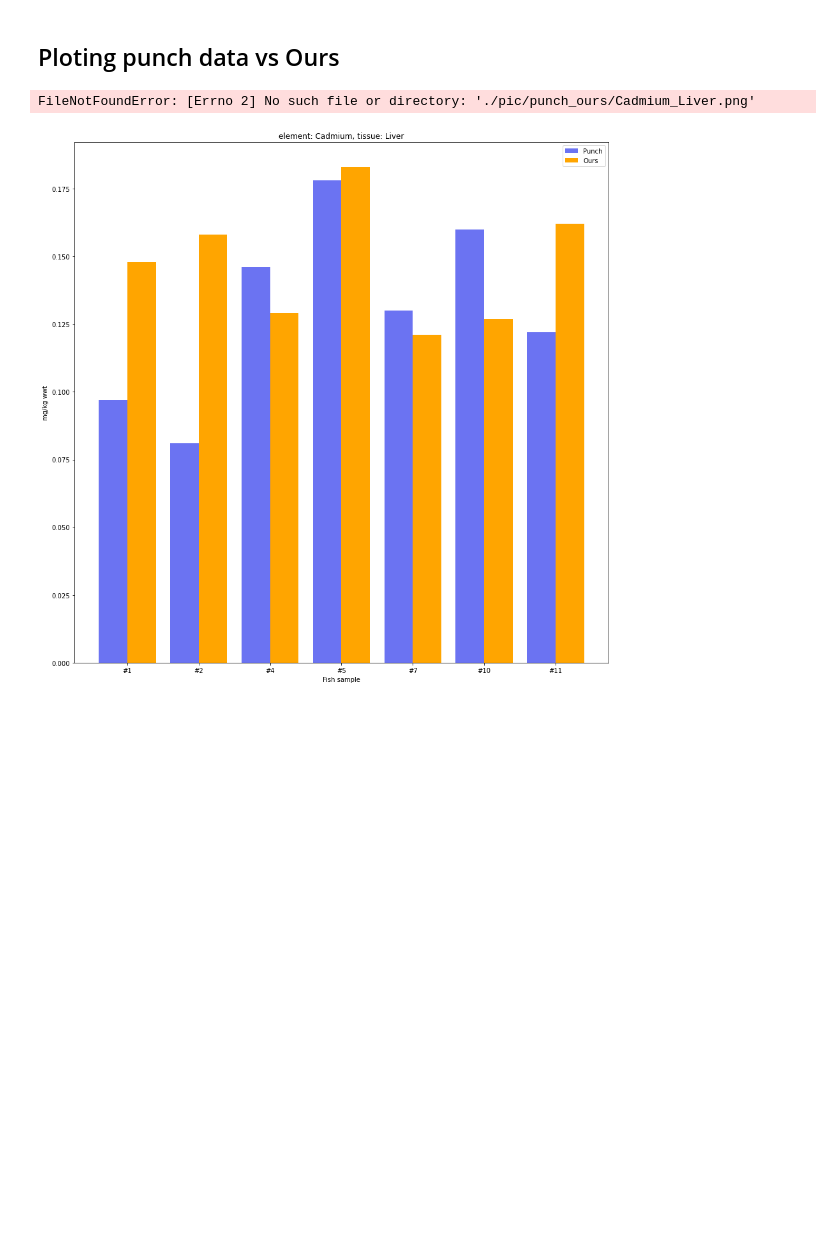
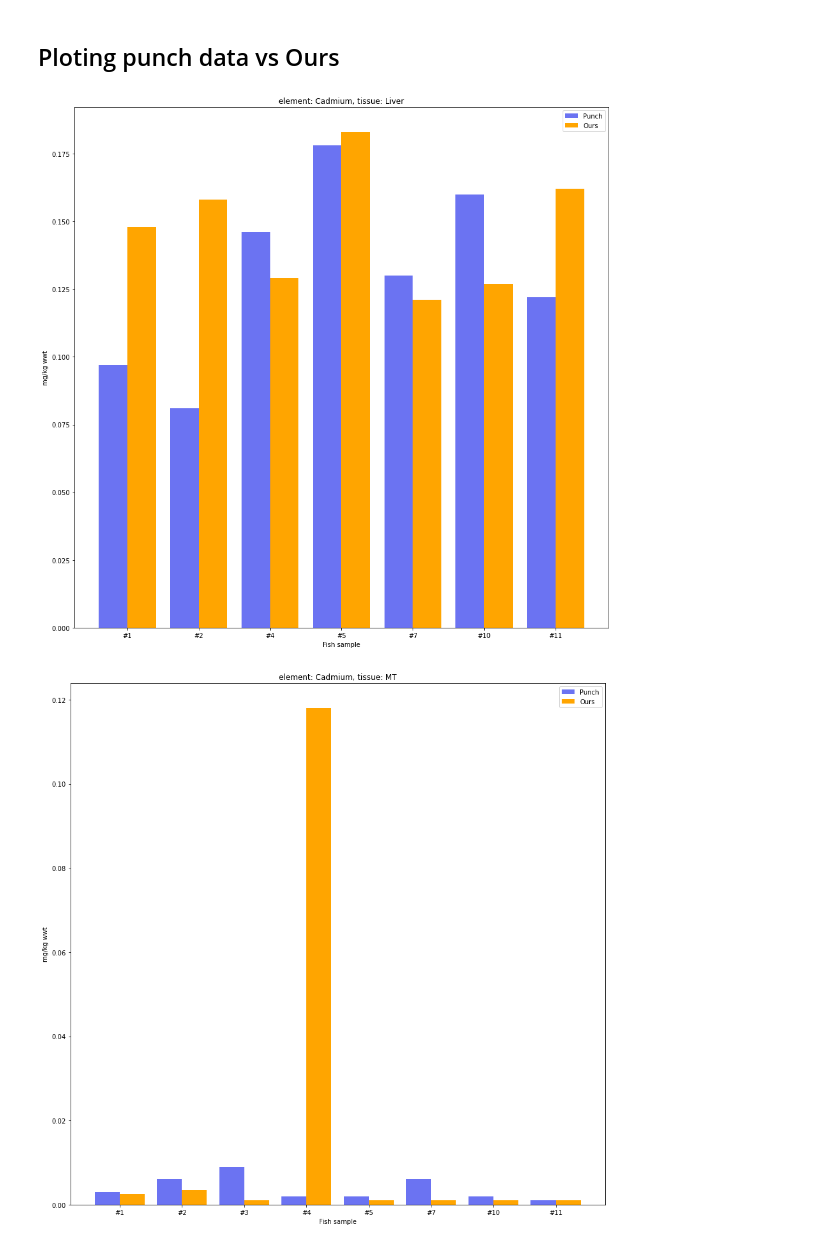
Before and after one commit to amirmtaghizadegan/Sturgeon, a Jupyter notebook: dup.ipynb, the cells around one changed output. Drawn from its saved outputs; the diff is of its cells as text; code cells hidden in the pictures; blank space fills up the shorter version.

```diff
--- a/dup.ipynb
+++ b/dup.ipynb
@@ -314,10 +318,18 @@ anova_dict = {}
 # elements = ["Aluminum", "Zinc", "Mercury"]
 elements = data["Analyte"][1::2].to_list()
 for element in elements:
-    result = f_oneway(data.loc[np.logical_and(data["Analyte"] == element, data["Units"] == "mg/kg wwt"), liver_columns].to_numpy("double").ravel(), data.loc[np.logical_and(data["Analyte"] == element, data["Units"] == "mg/kg wwt"), mt_columns].to_numpy("double").ravel())
+    result = f_oneway(data.loc[np.logical_and(data["Analyte"] == element, data["Units"] == "mg/kg wwt"),
+                                liver_columns].to_numpy("double").ravel(),
+                                data.loc[np.logical_and(data["Analyte"] == element, data["Units"] == "mg/kg wwt"),
+                                         mt_columns].to_numpy("double").ravel())
     anova_dict.update({element: [*result]})
 
-anova_table = pd.DataFrame(np.c_[np.array(list(anova_dict.keys()), dtype="str")[:, np.newaxis], data.loc[data["Units"] == "mg/kg wwt", [*liver_columns, *mt_columns]].to_numpy("single"), np.array(list(anova_dict.values()))], columns=["analyte", *[*liver_columns, *mt_columns], "statistic", "p-value"])
+anova_table = pd.DataFrame(np.c_[np.array(list(anova_dict.keys()), dtype="str")[:, np.newaxis],
+                                  data.loc[data["Units"] == "mg/kg wwt",
+                                            [*liver_columns, *mt_columns]].to_numpy("single"),
+                                              np.array(list(anova_dict.values()))],
+                                                columns=["analyte", *[*liver_columns, *mt_columns],
+                                                          "statistic", "p-value"])
 # %% [markdown]
 ## making excel for statistics
  dups, shapiro, pearson -> stats.xlsx
@@ -392,24 +404,24 @@ punch_data.insert(5, column="Ours", value=ours)
 # %%
 elements = punch_data["Analyte"].unique()
 # elements = ["Zinc"]
 tissues = punch_data["Tissue"].unique()
 for element in elements:
     for tissue in tissues:
         fig, ax = plt.subplots(figsize = (15, 15))
         fig.set_facecolor("white")
         temp = punch_data[["Sample_Tag", "Result", "Ours"]].loc[(punch_data["Tissue"] == tissue) & (punch_data["Analyte"] == element) & (punch_data["Matrix"] == "Fish")].dropna()
         temp = temp.reindex(temp["Sample_Tag"].str.removeprefix("#").astype("int").sort_values().index)
         x = np.arange(temp["Sample_Tag"].shape[0])
         ax.bar(x, temp["Result"].to_numpy("single").T, width = 0.4, label = "Punch", color = [.42, .45, .95])
         ax.bar(x+.4, temp["Ours"].to_numpy("single").T, width = 0.4, label = "Ours", color = "orange")
         ax.set_xticks(x+0.2, temp["Sample_Tag"])
         ax.set_title(f"element: {element}, tissue: {tissue}")
         ax.set_xlabel("Fish sample")
         ax.set_ylabel("mg/kg wwt")
         ax.legend()
-        if not os.path.exists("./pics/punch_ours"):
-            os.makedirs("./pics/punch_ours")
-        fig.savefig(f"./pic/punch_ours/{element}_{tissue}.png")
+        if not os.path.exists("./pics/punch_ours/"):
+            os.makedirs("./pics/punch_ours/")
+        fig.savefig(f"./pics/punch_ours/{element}_{tissue}.png")
 # %% [output]
-FileNotFoundError: [Errno 2] No such file or directory: './pic/punch_ours/Cadmium_Liver.png'
 [figure]
+[figure, added]
```
Also changed, not shown: parts of 5 cells of this notebook.
